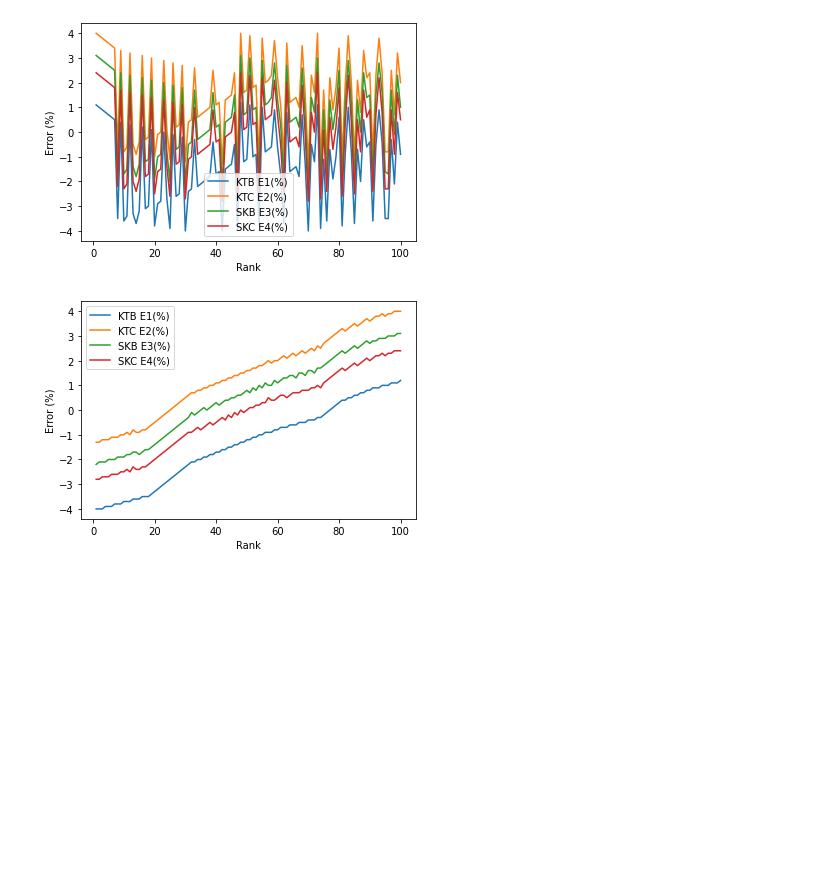
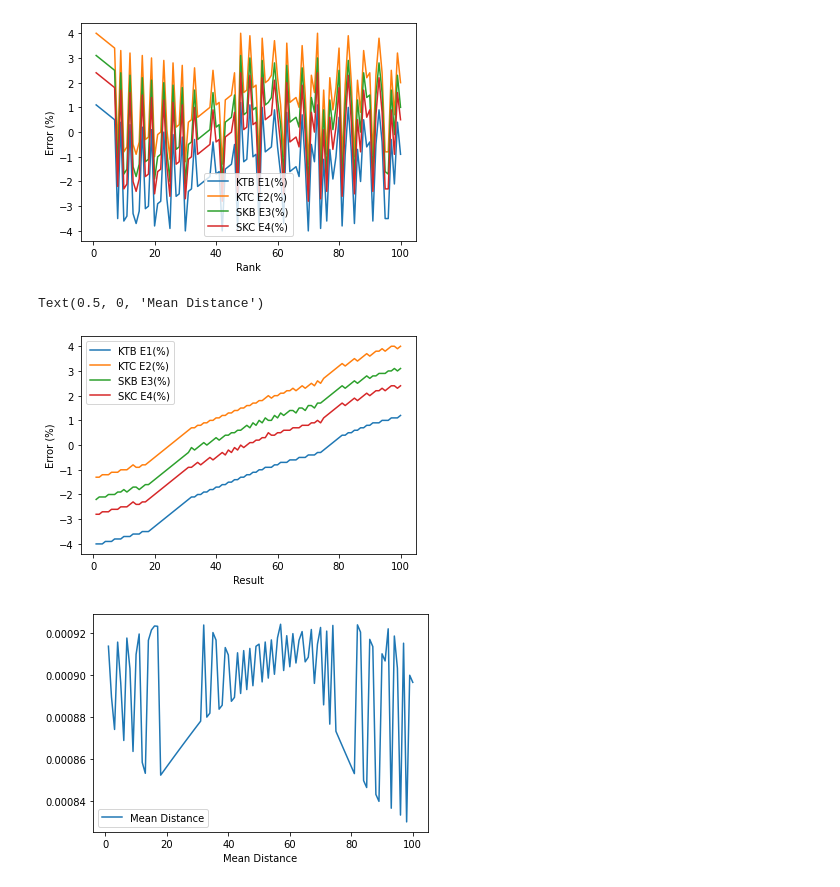
Before and after one commit to darylyong/Flow-Error, a Jupyter notebook: flowerror_selected_largesearch.ipynb, the cells around one changed output. Cells and saved outputs as stored; diff of their text form; code cells hidden in the pictures; blank space fills up the shorter version.

```diff
--- a/flowerror_selected_largesearch.ipynb
+++ b/flowerror_selected_largesearch.ipynb
@@ -134,9 +134,14 @@ results.to_csv('res_flowerror_selected_largesearch.csv')
 # %%
 results = results.sort_values(by='KTB E1(%)')
 results = results.set_axis(range(1,num_results+1))
 error_plot_results2 = results[["KTB E1(%)","KTC E2(%)","SKB E3(%)","SKC E4(%)"]]
 ax2 = error_plot_results2.plot()
-ax2.set_xlabel("Rank")
+ax2.set_xlabel("Result")
 ax2.set_ylabel("Error (%)");
+error_plot_results3 = results[["Mean Distance"]]
+ax3 = error_plot_results3.plot()
+ax3.set_xlabel("Mean Distance")
 # %% [output]
+Text(0.5, 0, 'Mean Distance')
 [figure]
+[figure, added]
```
